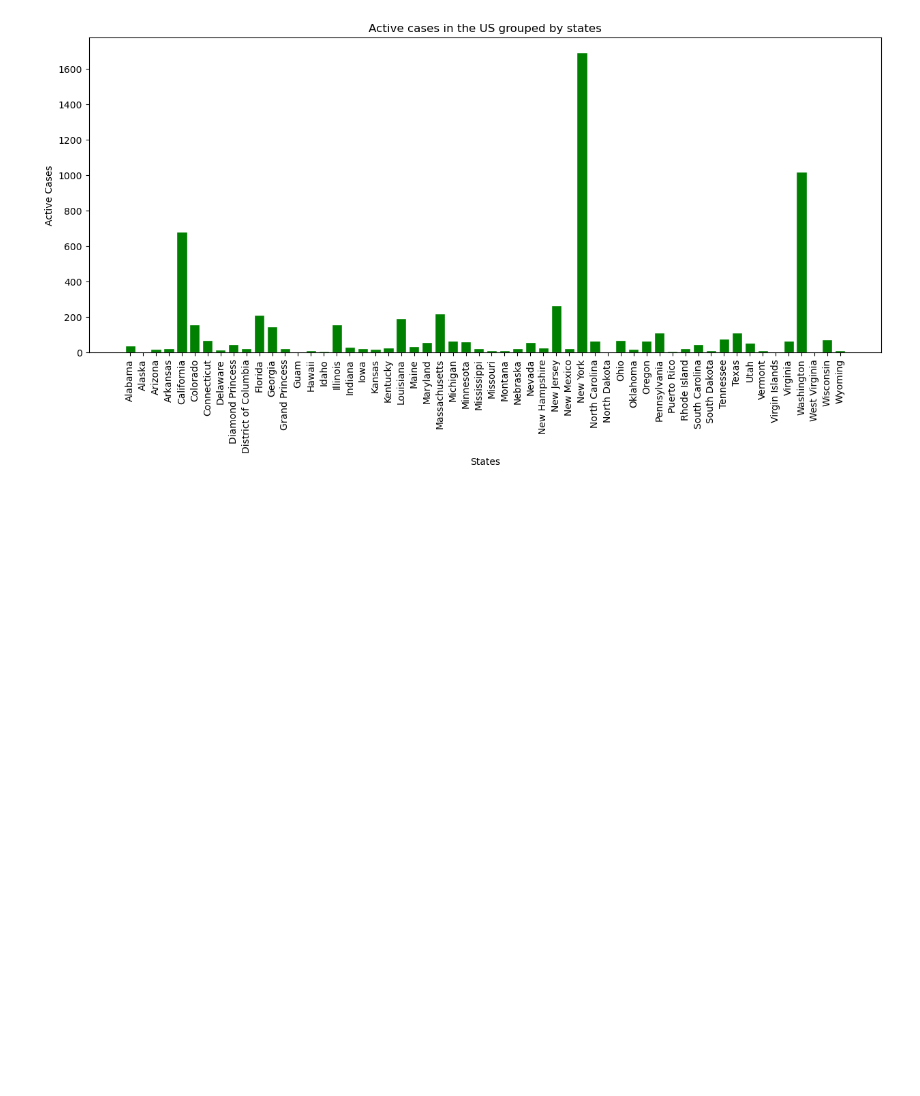
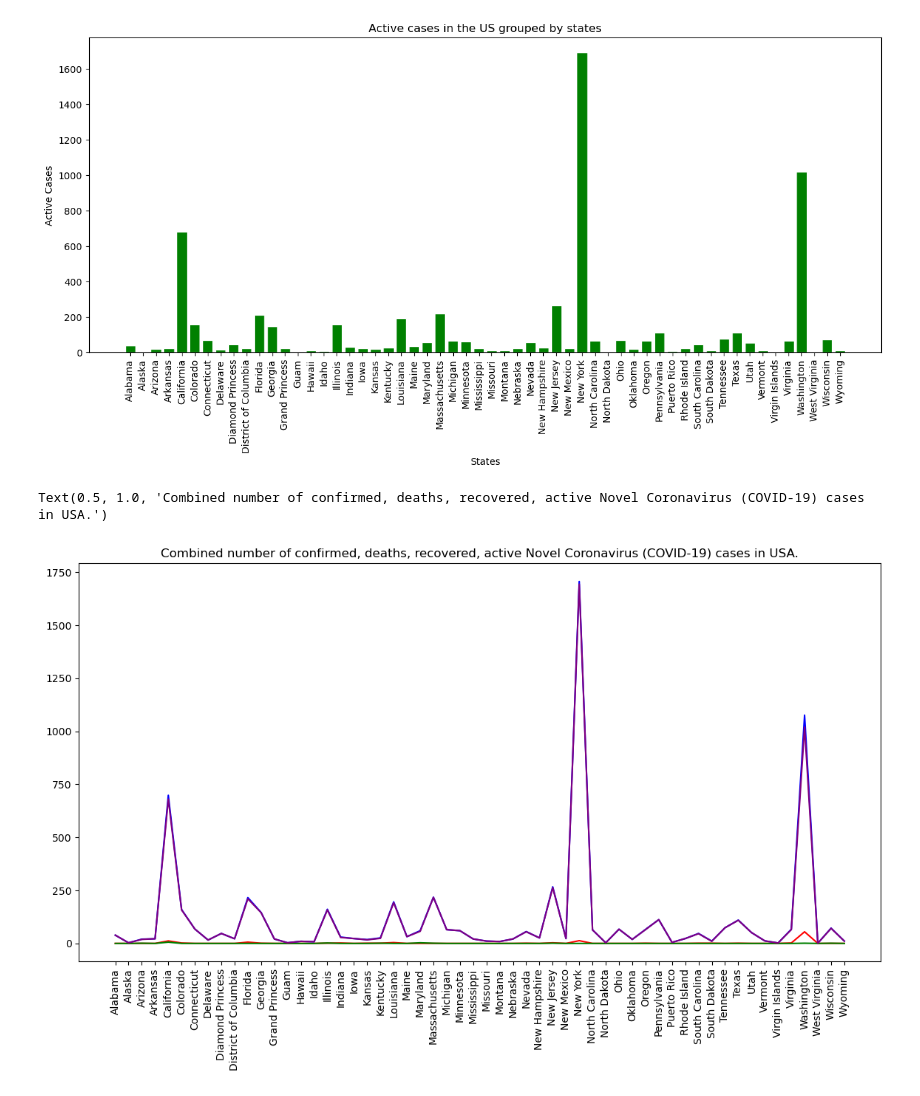
Before and after one commit to emmanuelakinmokun/COVID-19-practice-analysis-on-w3resource, a Jupyter notebook: practice.ipynb, the cells around one changed output. Drawn from its saved outputs; the diff is of its cells as text; code cells hidden in the pictures; blank space fills up the shorter version.

Commit message:
3rd Visualization

```diff
--- a/practice.ipynb
+++ b/practice.ipynb
@@ -364,3 +364,19 @@ plt.xticks(rotation = 90)
   Text(54, 0, 'Wisconsin'),
   Text(55, 0, 'Wyoming')])
 [figure]
+# %%
+us_data = covid_data[covid_data['Country/Region']=='US'].drop(['Country/Region','Latitude', 'Longitude'], axis = 1)
+us_data = us_data[us_data.sum(axis = 1, numeric_only=True) > 0]
+us_data = us_data.groupby(['Province/State'])[['Confirmed', 'Recovered', 'Active','Deaths']].sum().reset_index()
+
+plt.figure(figsize=(14, 7))
+plt.plot(us_data['Province/State'], us_data['Deaths'], color ='red')
+plt.plot(us_data['Province/State'], us_data['Confirmed'], color ='blue')
+plt.plot(us_data['Province/State'], us_data['Recovered'], color ='green')
+plt.plot(us_data['Province/State'], us_data['Active'], color ='purple')
+plt.xticks(rotation = 90)
+
+plt.title('Combined number of confirmed, deaths, recovered, active Novel Coronavirus (COVID-19) cases in USA.')
+# %% [output]
+Text(0.5, 1.0, 'Combined number of confirmed, deaths, recovered, active Novel Coronavirus (COVID-19) cases in USA.')
+[figure, added]
```
Also changed, not shown: parts of 1 cell of this notebook.
